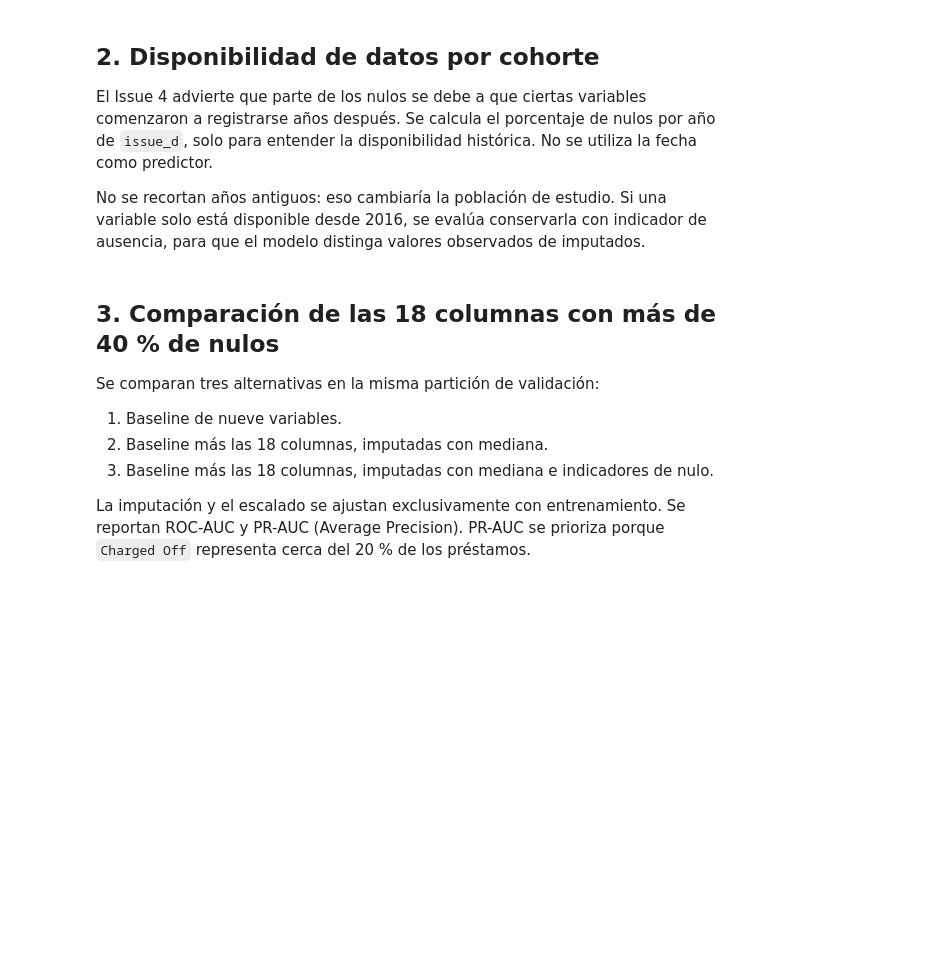
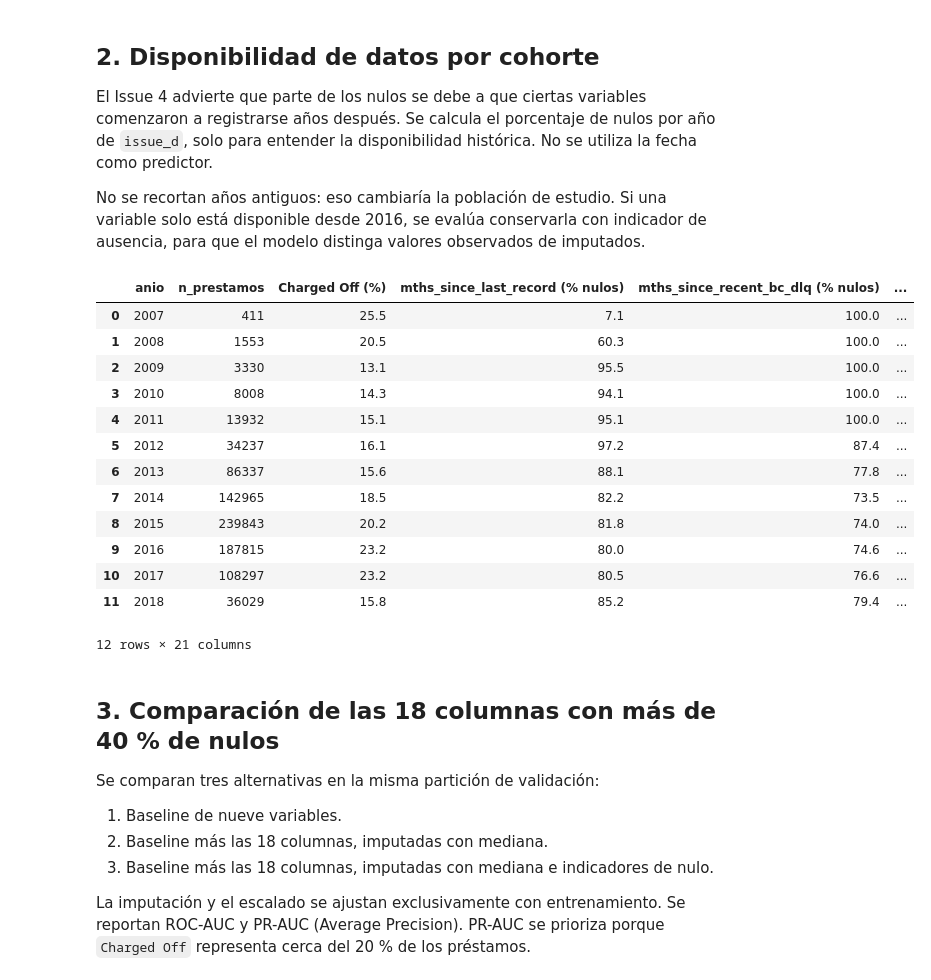
Before and after one commit to J-D-Rosales/Prediction-With-Machine-Learning-Lending-Club, a Jupyter notebook: notebooks/issue5.ipynb, the cells around one changed output. Cells and saved outputs as stored; diff of their text form; code cells hidden in the pictures; blank space fills up the shorter version.

Commit message:
feat: Carga checkpoints en los issues y guarda salidas ejecutadas

```diff
--- a/notebooks/issue5.ipynb
+++ b/notebooks/issue5.ipynb
@@ -38,22 +48,41 @@ El Issue 4 advierte que parte de los nulos se debe a que ciertas variables comen
 
 No se recortan años antiguos: eso cambiaría la población de estudio. Si una variable solo está disponible desde 2016, se evalúa conservarla con indicador de ausencia, para que el modelo distinga valores observados de imputados.
 # %%
-cohortes = entrenamiento[['issue_d']].copy()
+# issue_d no está en X_train: se toma de la base común, alineada por índice.
+if 'entrenamiento' not in globals():
+    from src.data import cargar_prestamos, particionar
+    entrenamiento, _, _ = particionar(cargar_prestamos())
+cohortes = entrenamiento.loc[X_train.index, ['issue_d']].copy()
 cohortes['anio'] = pd.to_datetime(cohortes['issue_d'], errors='coerce').dt.year
 cohortes['target'] = np.asarray(y_train)
 
 filas_cohorte = []
 for anio, indices in cohortes.groupby('anio').groups.items():
     if pd.isna(anio):
         continue
     fila = {'anio': int(anio), 'n_prestamos': len(indices),
             'Charged Off (%)': cohortes.loc[indices, 'target'].mean() * 100}
     for col in columnas_evaluar:
         fila[f'{col} (% nulos)'] = X_train.loc[indices, col].isna().mean() * 100
     filas_cohorte.append(fila)
 
 tabla_cohortes = pd.DataFrame(filas_cohorte).sort_values('anio')
 display(tabla_cohortes.round(1))
+# %% [output]
+|  | anio | n_prestamos | Charged Off (%) | mths_since_last_record (% nulos) | mths_since_recent_bc_dlq (% nulos) | ... |
+| 0 | 2007 | 411 | 25.5 | 7.1 | 100.0 | ... |
+| 1 | 2008 | 1553 | 20.5 | 60.3 | 100.0 | ... |
+| 2 | 2009 | 3330 | 13.1 | 95.5 | 100.0 | ... |
+| 3 | 2010 | 8008 | 14.3 | 94.1 | 100.0 | ... |
+| 4 | 2011 | 13932 | 15.1 | 95.1 | 100.0 | ... |
+| 5 | 2012 | 34237 | 16.1 | 97.2 | 87.4 | ... |
+| 6 | 2013 | 86337 | 15.6 | 88.1 | 77.8 | ... |
+| 7 | 2014 | 142965 | 18.5 | 82.2 | 73.5 | ... |
+| 8 | 2015 | 239843 | 20.2 | 81.8 | 74.0 | ... |
+| 9 | 2016 | 187815 | 23.2 | 80.0 | 74.6 | ... |
+| 10 | 2017 | 108297 | 23.2 | 80.5 | 76.6 | ... |
+| 11 | 2018 | 36029 | 15.8 | 85.2 | 79.4 | ... |
+12 rows × 21 columns
 # %% [markdown]
 ## 3. Comparación de las 18 columnas con más de 40 % de nulos
 
```
Also changed, not shown: parts of 10 cells of this notebook, 5 other files.
